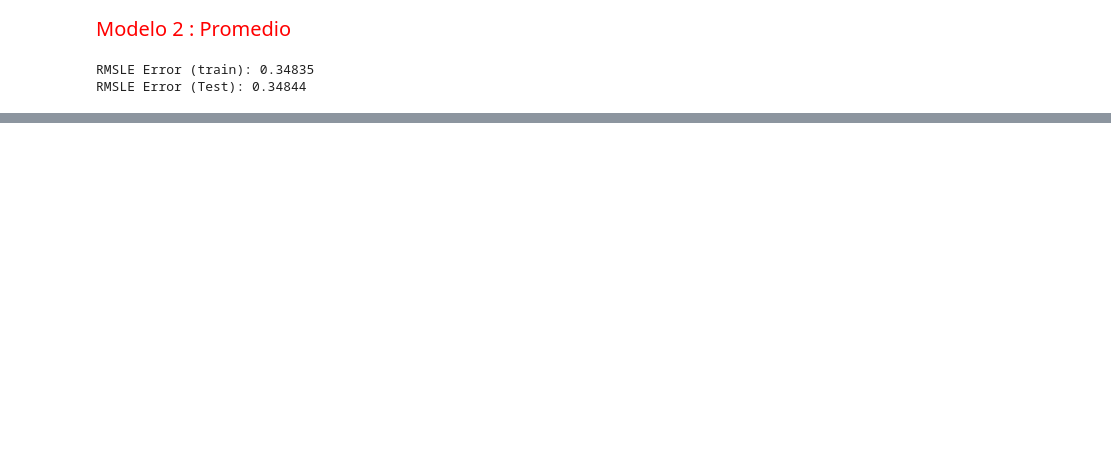
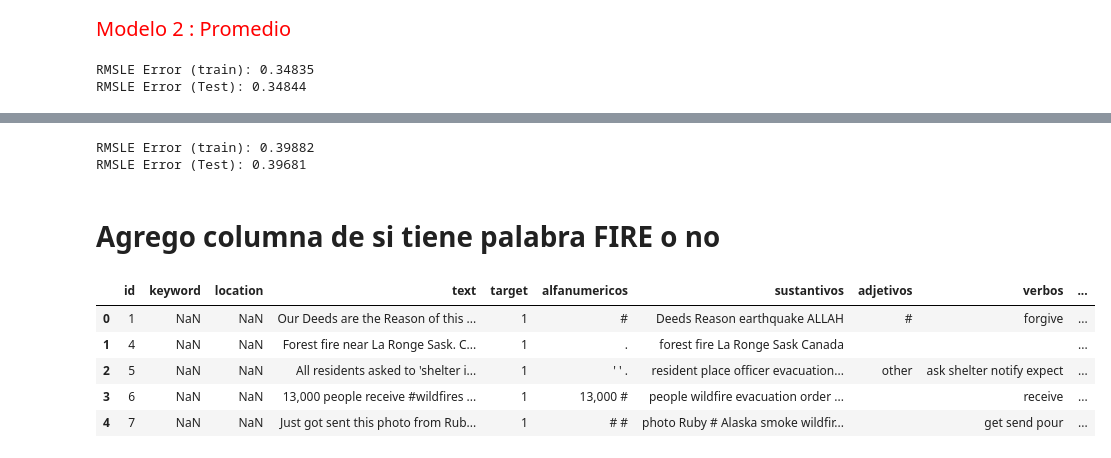
Before and after one commit to bobadillagerman/75.06-Datos-TP2-2020, a Jupyter notebook: TP2-MachineLearning-Giova.ipynb, the cells around one changed output, grey strips where cells are left out. Saved outputs shown, nothing was run; the diff lists cells and outputs as text; code cells hidden in the pictures; blank space fills up the shorter version.

Commit message:
agrego algunos modelos mas

```diff
--- a/TP2-MachineLearning-Giova.ipynb
+++ b/TP2-MachineLearning-Giova.ipynb
@@ -6,6 +6,14 @@ import seaborn as sns
 import matplotlib.pyplot as plt
 pd.set_option('display.max_columns', 100)
 pd.set_option('display.float_format', '{:.2f}'.format)
+
+from matplotlib import*
+sns.set(style="darkgrid")
+import category_encoders as ce
+import spacy
+from spacy import displacy
+from wordcloud import WordCloud
+nlp = spacy.load("en_core_web_sm")
 # %%
 # Importamos utilidades y modelos de sklearn
 from sklearn.model_selection import train_test_split
@@ -141,0 +434,9 @@ EXPORTAR(dummy_mean,r'.\Dummy_promedio_pred.csv')
+# %%
+dummy_rmsle_train = RMSLE(y_train, clf.predict(X_train) )
+dummy_rmsle = RMSLE(y_test, clf.predict(X_test))
+
+print(f"RMSLE Error (train): {dummy_rmsle_train:.5f}")
+print(f"RMSLE Error (Test): {dummy_rmsle:.5f}")
+# %% [output]
+RMSLE Error (train): 0.39882
+RMSLE Error (Test): 0.39681
@@ -141,0 +459,2 @@ EXPORTAR(dummy_mean,r'.\Dummy_promedio_pred.csv')
+# %% [markdown]
+# Agrego columna de si tiene palabra FIRE o no
@@ -141,0 +509,11 @@ EXPORTAR(dummy_mean,r'.\Dummy_promedio_pred.csv')
+# %%
+train_v3 = AGREGAR_FEATURE_PALABRAS(train_v2)
+# %%
+train_v3.head()
+# %% [output]
+|  | id | keyword | location | text | target | alfanumericos | sustantivos | adjetivos | verbos | ... |
+| 0 | 1 | NaN | NaN | Our Deeds are the Reason of this ... | 1 | # | Deeds Reason earthquake ALLAH | # | forgive | ... |
+| 1 | 4 | NaN | NaN | Forest fire near La Ronge Sask. C... | 1 | . | forest fire La Ronge Sask Canada |  |  | ... |
+| 2 | 5 | NaN | NaN | All residents asked to 'shelter i... | 1 | ' ' . | resident place officer evacuation... | other | ask shelter notify expect | ... |
+| 3 | 6 | NaN | NaN | 13,000 people receive #wildfires ... | 1 | 13,000 # | people wildfire evacuation order ... |  | receive | ... |
+| 4 | 7 | NaN | NaN | Just got sent this photo from Rub... | 1 | # # | photo Ruby # Alaska smoke wildfir... |  | get send pour | ... |
```
Also changed, not shown: parts of 63 cells of this notebook.
